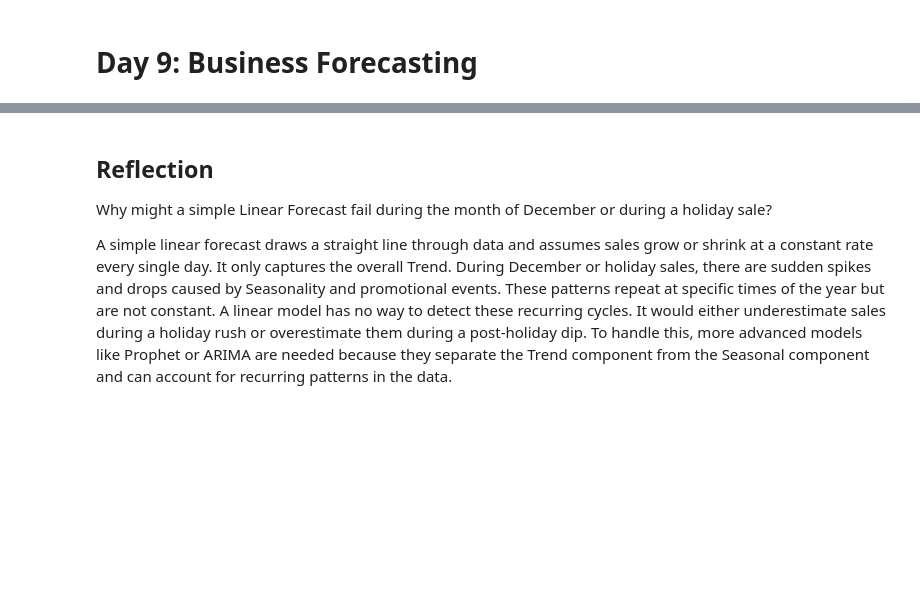
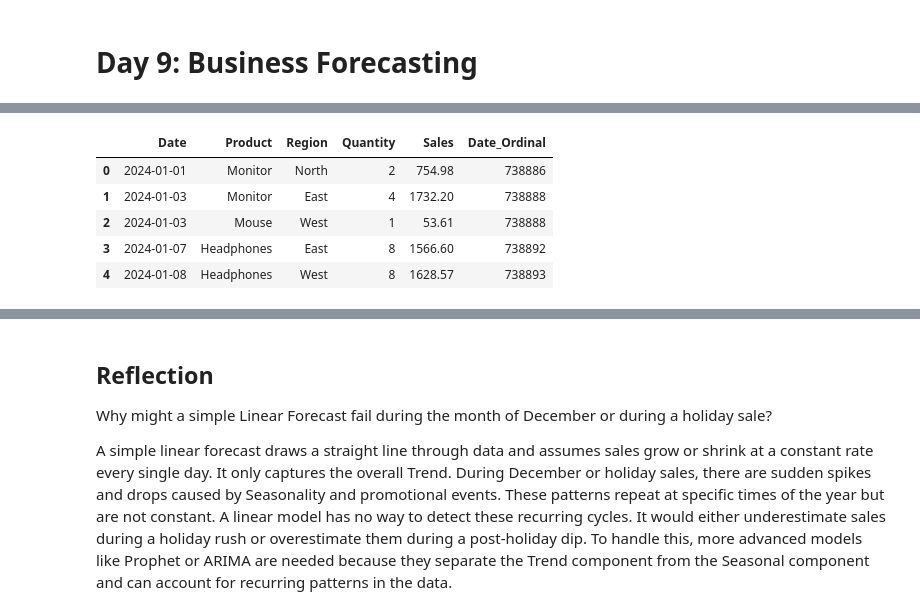
Before and after one commit to tharun28-ch/data-analytics, a Jupyter notebook: DAY9/docs/day9_forecasting.ipynb, the cells around one changed output, grey strips where cells are left out. Drawn from its saved outputs; the diff is of its cells as text; code cells hidden in the pictures; blank space fills up the shorter version.

```diff
--- a/DAY9/docs/day9_forecasting.ipynb
+++ b/DAY9/docs/day9_forecasting.ipynb
@@ -7,7 +32,14 @@ import datetime as dt
 from sklearn.linear_model import LinearRegression
 import matplotlib.pyplot as plt
 # %%
-df = pd.read_csv("../data/sales_cleaned.csv")
+df = pd.read_csv("../data/sales_cleaned copy.csv")
 df['Date'] = pd.to_datetime(df['Date'])
 df['Date_Ordinal'] = df['Date'].map(dt.datetime.toordinal)
 df.head()
+# %% [output]
+|  | Date | Product | Region | Quantity | Sales | Date_Ordinal |
+| 0 | 2024-01-01 | Monitor | North | 2 | 754.98 | 738886 |
+| 1 | 2024-01-03 | Monitor | East | 4 | 1732.20 | 738888 |
+| 2 | 2024-01-03 | Mouse | West | 1 | 53.61 | 738888 |
+| 3 | 2024-01-07 | Headphones | East | 8 | 1566.60 | 738892 |
+| 4 | 2024-01-08 | Headphones | West | 8 | 1628.57 | 738893 |
```
Also changed, not shown: parts of 7 cells of this notebook, 2 other files.
